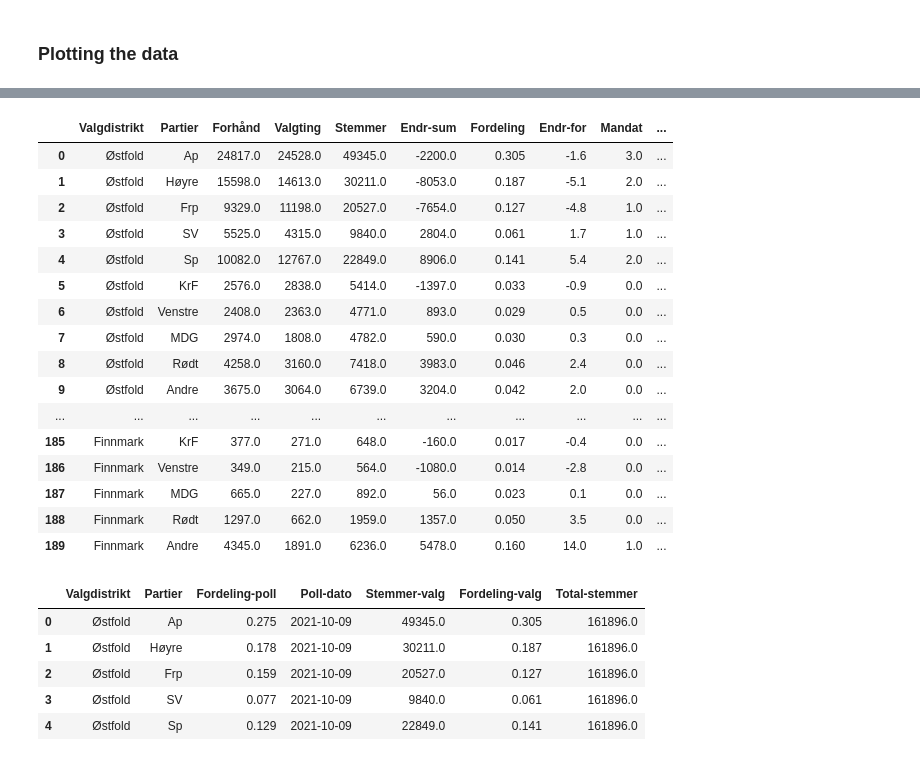
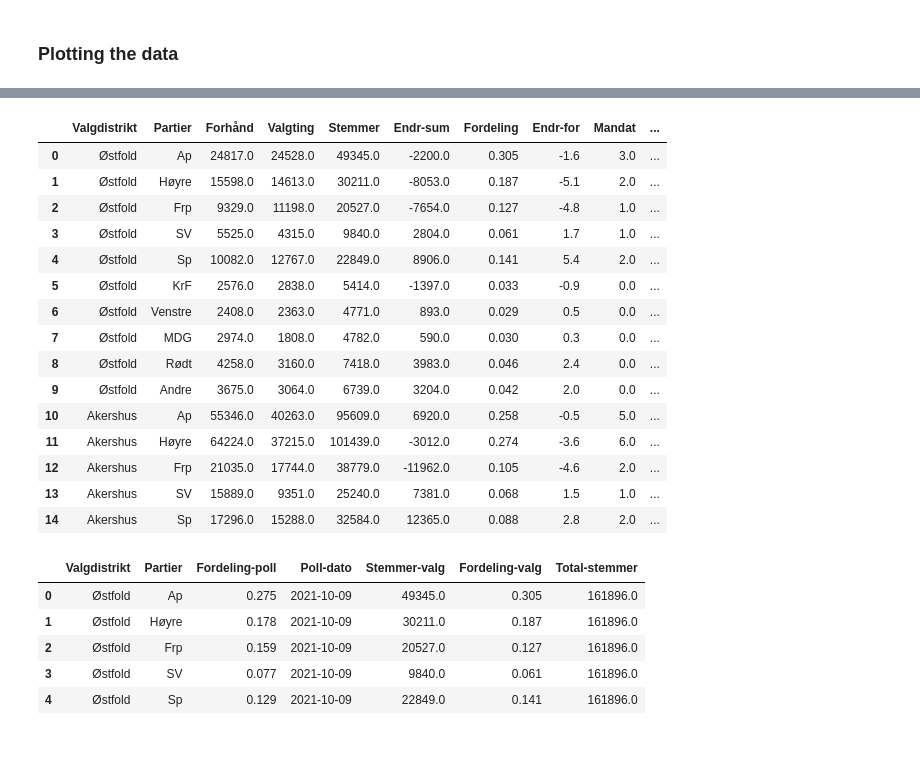
Before and after one commit to mathiasrm1/Stortingvalg-2025, a Jupyter notebook: Stortingvalg-prediction-2025.ipynb, the cells around one changed output, grey strips where cells are left out. Cells and saved outputs as stored; diff of their text form; code cells hidden in the pictures.

```diff
--- a/Stortingvalg-prediction-2025.ipynb
+++ b/Stortingvalg-prediction-2025.ipynb
@@ -264,23 +253,22 @@ plot_data()
 # %%
-df_election
+df_election.head(15)
 # %% [output]
 |  | Valgdistrikt | Partier | Forhånd | Valgting | Stemmer | Endr-sum | Fordeling | Endr-for | Mandat | ... |
 | 0 | Østfold | Ap | 24817.0 | 24528.0 | 49345.0 | -2200.0 | 0.305 | -1.6 | 3.0 | ... |
 | 1 | Østfold | Høyre | 15598.0 | 14613.0 | 30211.0 | -8053.0 | 0.187 | -5.1 | 2.0 | ... |
 | 2 | Østfold | Frp | 9329.0 | 11198.0 | 20527.0 | -7654.0 | 0.127 | -4.8 | 1.0 | ... |
 | 3 | Østfold | SV | 5525.0 | 4315.0 | 9840.0 | 2804.0 | 0.061 | 1.7 | 1.0 | ... |
 | 4 | Østfold | Sp | 10082.0 | 12767.0 | 22849.0 | 8906.0 | 0.141 | 5.4 | 2.0 | ... |
 | 5 | Østfold | KrF | 2576.0 | 2838.0 | 5414.0 | -1397.0 | 0.033 | -0.9 | 0.0 | ... |
 | 6 | Østfold | Venstre | 2408.0 | 2363.0 | 4771.0 | 893.0 | 0.029 | 0.5 | 0.0 | ... |
 | 7 | Østfold | MDG | 2974.0 | 1808.0 | 4782.0 | 590.0 | 0.030 | 0.3 | 0.0 | ... |
 | 8 | Østfold | Rødt | 4258.0 | 3160.0 | 7418.0 | 3983.0 | 0.046 | 2.4 | 0.0 | ... |
 | 9 | Østfold | Andre | 3675.0 | 3064.0 | 6739.0 | 3204.0 | 0.042 | 2.0 | 0.0 | ... |
-| ... | ... | ... | ... | ... | ... | ... | ... | ... | ... | ... |
-| 185 | Finnmark | KrF | 377.0 | 271.0 | 648.0 | -160.0 | 0.017 | -0.4 | 0.0 | ... |
-| 186 | Finnmark | Venstre | 349.0 | 215.0 | 564.0 | -1080.0 | 0.014 | -2.8 | 0.0 | ... |
-| 187 | Finnmark | MDG | 665.0 | 227.0 | 892.0 | 56.0 | 0.023 | 0.1 | 0.0 | ... |
-| 188 | Finnmark | Rødt | 1297.0 | 662.0 | 1959.0 | 1357.0 | 0.050 | 3.5 | 0.0 | ... |
-| 189 | Finnmark | Andre | 4345.0 | 1891.0 | 6236.0 | 5478.0 | 0.160 | 14.0 | 1.0 | ... |
+| 10 | Akershus | Ap | 55346.0 | 40263.0 | 95609.0 | 6920.0 | 0.258 | -0.5 | 5.0 | ... |
+| 11 | Akershus | Høyre | 64224.0 | 37215.0 | 101439.0 | -3012.0 | 0.274 | -3.6 | 6.0 | ... |
+| 12 | Akershus | Frp | 21035.0 | 17744.0 | 38779.0 | -11962.0 | 0.105 | -4.6 | 2.0 | ... |
+| 13 | Akershus | SV | 15889.0 | 9351.0 | 25240.0 | 7381.0 | 0.068 | 1.5 | 1.0 | ... |
+| 14 | Akershus | Sp | 17296.0 | 15288.0 | 32584.0 | 12365.0 | 0.088 | 2.8 | 2.0 | ... |
 # %%
 df_joined.head()
 # %% [output]
```
Also changed, not shown: parts of 21 cells of this notebook, 1 other file.
